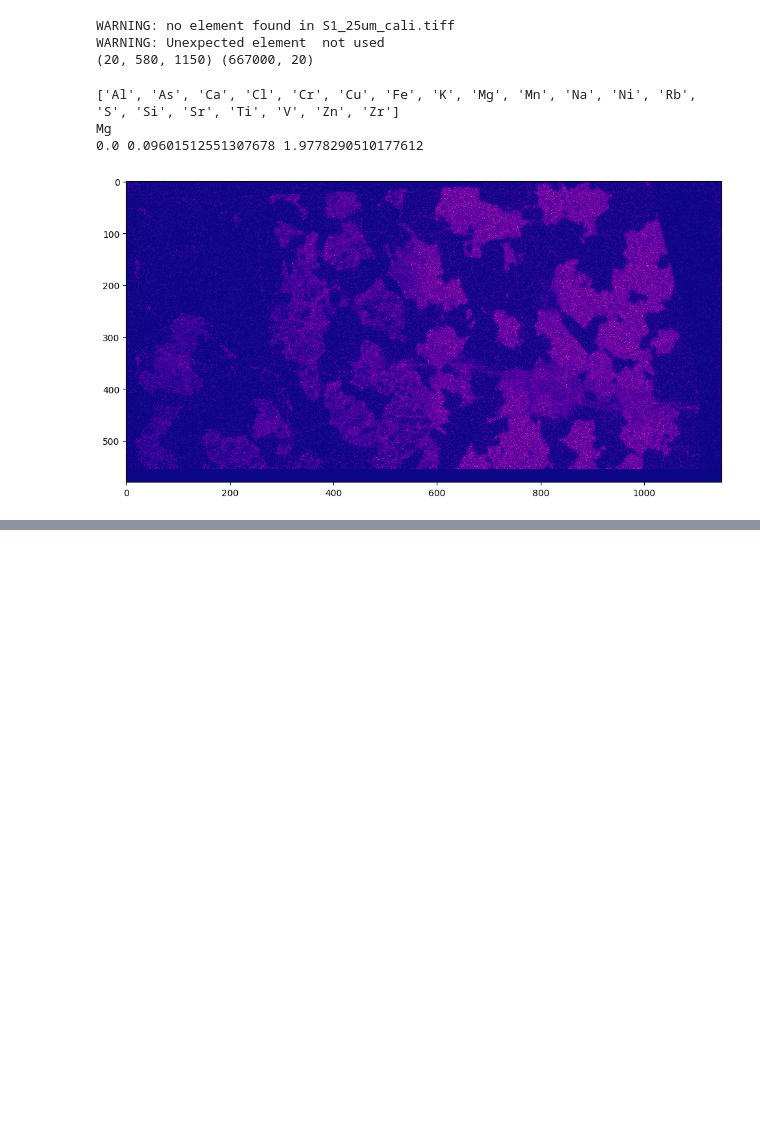
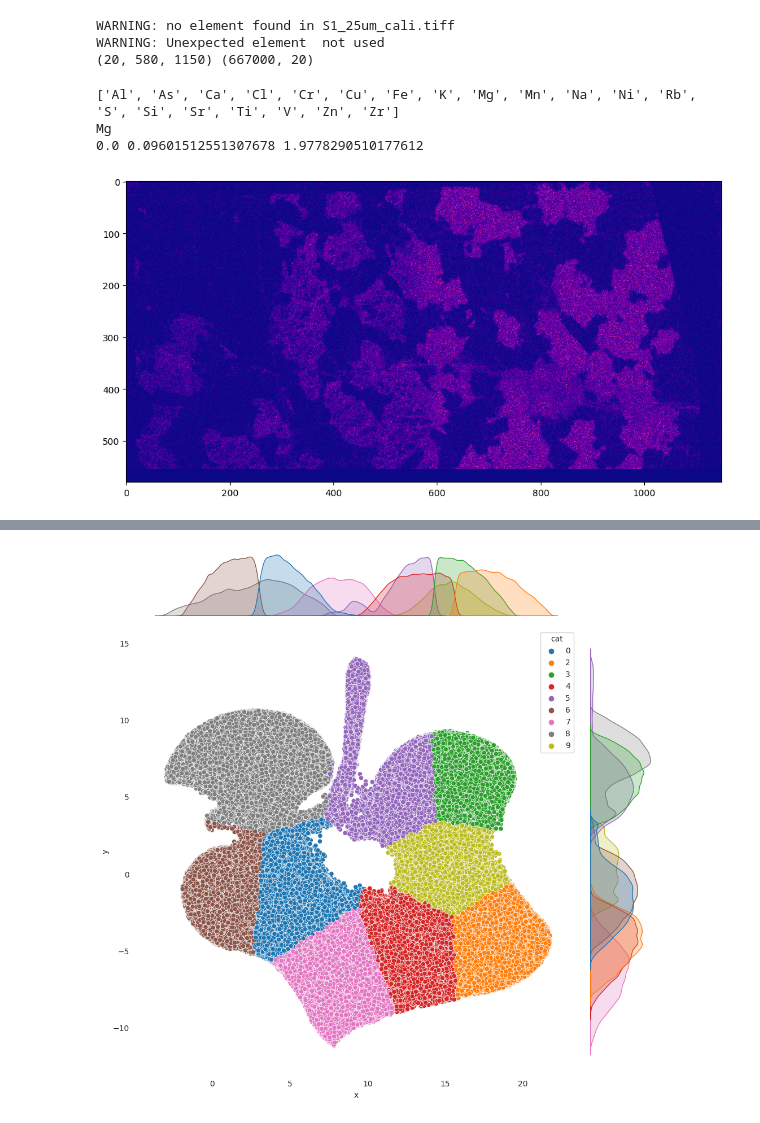
Before and after one commit to lachlanc61/ColourspecXFM, a Jupyter notebook: notebooks/geopixe_seg.ipynb, the cells around one changed output, grey strips where cells are left out. Drawn from its saved outputs; the diff is of its cells as text; code cells hidden in the pictures; blank space fills up the shorter version.

```diff
--- a/notebooks/geopixe_seg.ipynb
+++ b/notebooks/geopixe_seg.ipynb
@@ -281,0 +282,37 @@ AttributeError: 'numpy.ndarray' object has no attribute 'set_yscale'
+# %%
+#https://towardsdatascience.com/19-examples-of-merging-plots-to-maximize-your-clustering-scatter-plot-87e8f1bb5fd2
+
+import pandas as pd
+import seaborn as sns
+
+
+color_dict = {0:'#F65E5D',
+              1:'#3AB4F2',
+              2:'#FFBC46',
+              3:'#FF0000',
+              4:'#00FF00',
+              5:'#0000FF'}
+
+df= pd.DataFrame(embedding[1,:], columns=["x","y"])
+
+df["cat"]=categories[1,:]
+
+df
+
+df = df[df.x > -7.5]
+# %%
+### scatter plot with marginal axes
+sns.set_style('white')
+sns.jointplot(x=df.x, y=df.y,
+              hue=df.cat, palette=sns.color_palette(),
+              lw=0,
+              height=10, ratio=6
+             )
+
+#xlim=[-3,3], ylim=[-3,3],
+
+ax = sns.despine(ax=None, left=True, bottom=True)
+#plt.savefig('j_scatter_tr.png', transparent=True)
+plt.show()
+# %% [output]
+[figure, added]
```
Also changed, not shown: parts of 9 cells of this notebook, 5 other files.
